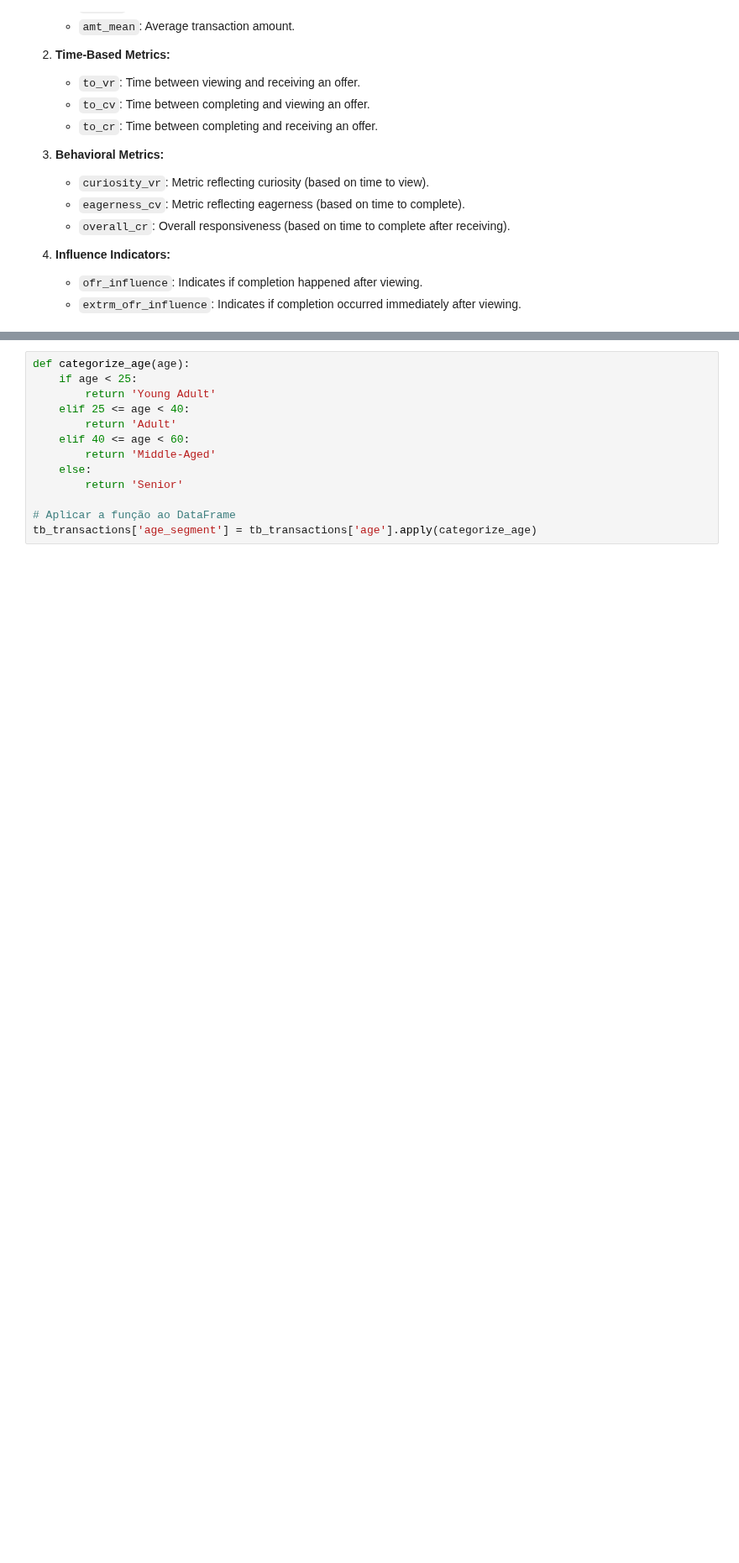
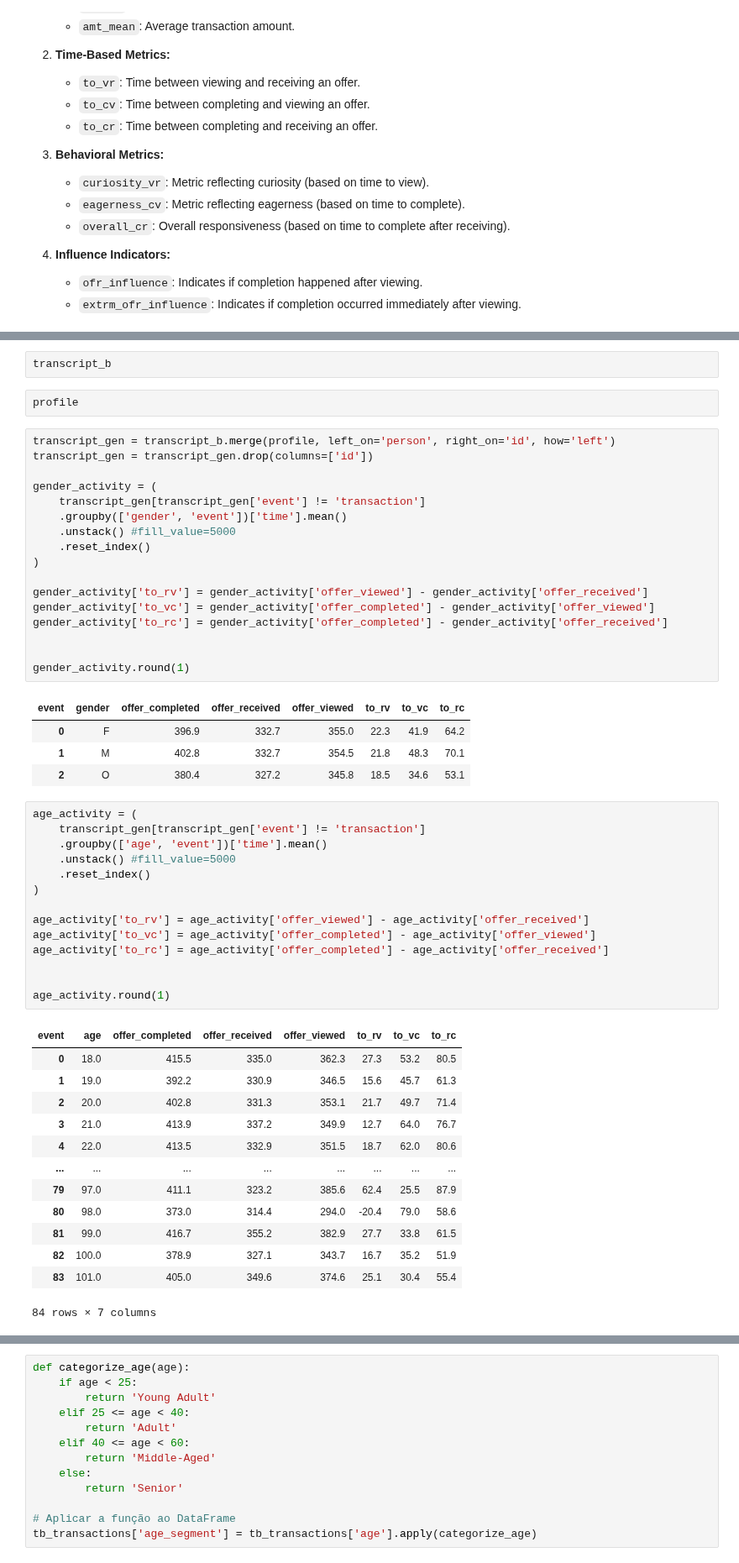
Before and after one commit to Niltonjuniorphd/Starbucks_project, a Jupyter notebook: Starbucks_Capstone_notebook.ipynb, the cells around one changed output, grey strips where cells are left out. Shown at 84% size. Saved outputs shown, nothing was run; the diff lists cells and outputs as text; blank space fills up the shorter version.

```diff
--- a/Starbucks_Capstone_notebook.ipynb
+++ b/Starbucks_Capstone_notebook.ipynb
@@ -583,0 +424,54 @@ person_activity[person_activity['person'] == 'ffff82501cea40309d5fdd7edcca4a07']
+# %%
+transcript_b
+# %%
+profile
+# %%
+transcript_gen = transcript_b.merge(profile, left_on='person', right_on='id', how='left')
+transcript_gen = transcript_gen.drop(columns=['id'])
+
+gender_activity = (
+    transcript_gen[transcript_gen['event'] != 'transaction']
+    .groupby(['gender', 'event'])['time'].mean()
+    .unstack() #fill_value=5000
+    .reset_index()
+)
+
+gender_activity['to_rv'] = gender_activity['offer_viewed'] - gender_activity['offer_received']
+gender_activity['to_vc'] = gender_activity['offer_completed'] - gender_activity['offer_viewed']
+gender_activity['to_rc'] = gender_activity['offer_completed'] - gender_activity['offer_received']
+
+
+gender_activity.round(1)
+# %% [output]
+| event | gender | offer_completed | offer_received | offer_viewed | to_rv | to_vc | to_rc |
+| 0 | F | 396.9 | 332.7 | 355.0 | 22.3 | 41.9 | 64.2 |
+| 1 | M | 402.8 | 332.7 | 354.5 | 21.8 | 48.3 | 70.1 |
+| 2 | O | 380.4 | 327.2 | 345.8 | 18.5 | 34.6 | 53.1 |
+# %%
+age_activity = (
+    transcript_gen[transcript_gen['event'] != 'transaction']
+    .groupby(['age', 'event'])['time'].mean()
+    .unstack() #fill_value=5000
+    .reset_index()
+)
+
+age_activity['to_rv'] = age_activity['offer_viewed'] - age_activity['offer_received']
+age_activity['to_vc'] = age_activity['offer_completed'] - age_activity['offer_viewed']
+age_activity['to_rc'] = age_activity['offer_completed'] - age_activity['offer_received']
+
+
+age_activity.round(1)
+# %% [output]
+| event | age | offer_completed | offer_received | offer_viewed | to_rv | to_vc | to_rc |
+| 0 | 18.0 | 415.5 | 335.0 | 362.3 | 27.3 | 53.2 | 80.5 |
+| 1 | 19.0 | 392.2 | 330.9 | 346.5 | 15.6 | 45.7 | 61.3 |
+| 2 | 20.0 | 402.8 | 331.3 | 353.1 | 21.7 | 49.7 | 71.4 |
+| 3 | 21.0 | 413.9 | 337.2 | 349.9 | 12.7 | 64.0 | 76.7 |
+| 4 | 22.0 | 413.5 | 332.9 | 351.5 | 18.7 | 62.0 | 80.6 |
+| ... | ... | ... | ... | ... | ... | ... | ... |
+| 79 | 97.0 | 411.1 | 323.2 | 385.6 | 62.4 | 25.5 | 87.9 |
+| 80 | 98.0 | 373.0 | 314.4 | 294.0 | -20.4 | 79.0 | 58.6 |
+| 81 | 99.0 | 416.7 | 355.2 | 382.9 | 27.7 | 33.8 | 61.5 |
+| 82 | 100.0 | 378.9 | 327.1 | 343.7 | 16.7 | 35.2 | 51.9 |
+| 83 | 101.0 | 405.0 | 349.6 | 374.6 | 25.1 | 30.4 | 55.4 |
+84 rows × 7 columns
```
Also changed, not shown: parts of 45 cells of this notebook.
